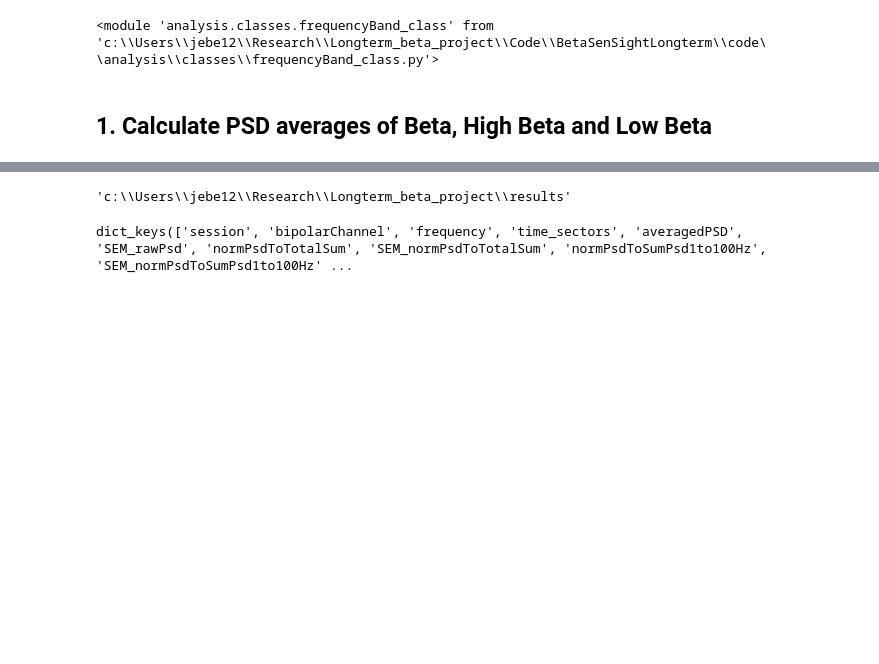
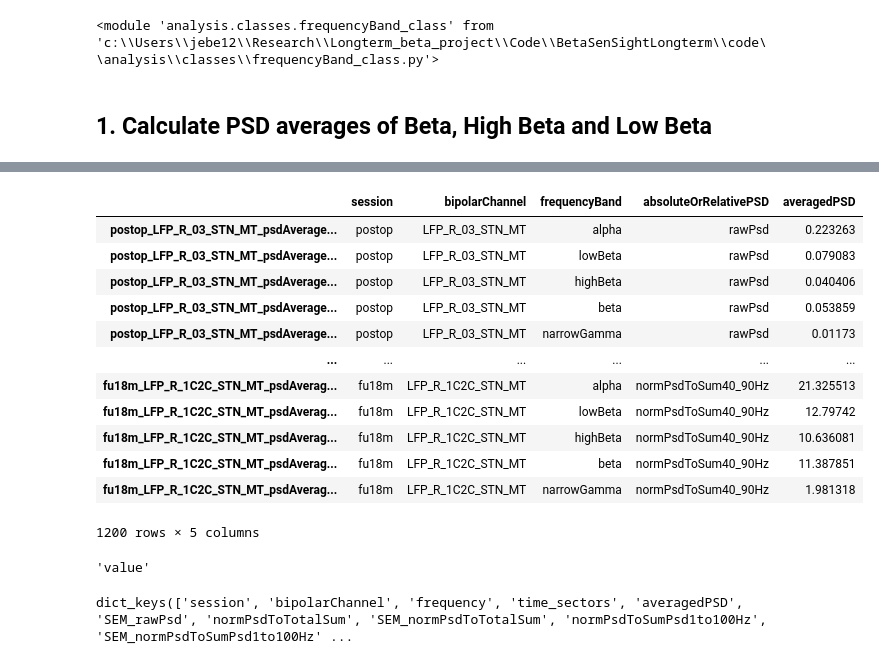
Before and after one commit to JKBehnke/BetaSenSightLongterm, a Jupyter notebook: code/notebooks/LongitudinalBetaAnalysis.ipynb, the cells around one changed output, grey strips where cells are left out. Drawn from its saved outputs; the diff is of its cells as text; code cells hidden in the pictures; blank space fills up the shorter version.

```diff
--- a/code/notebooks/LongitudinalBetaAnalysis.ipynb
+++ b/code/notebooks/LongitudinalBetaAnalysis.ipynb
@@ -178,9 +215,26 @@ no filter applied
+# %%
+FF_psd_sub024["averagedPSD_unfiltered"]
+# %% [output]
+|  | session | bipolarChannel | frequencyBand | absoluteOrRelativePSD | averagedPSD |
+| postop_LFP_R_03_STN_MT_psdAverage... | postop | LFP_R_03_STN_MT | alpha | rawPsd | 0.223263 |
+| postop_LFP_R_03_STN_MT_psdAverage... | postop | LFP_R_03_STN_MT | lowBeta | rawPsd | 0.079083 |
+| postop_LFP_R_03_STN_MT_psdAverage... | postop | LFP_R_03_STN_MT | highBeta | rawPsd | 0.040406 |
+| postop_LFP_R_03_STN_MT_psdAverage... | postop | LFP_R_03_STN_MT | beta | rawPsd | 0.053859 |
+| postop_LFP_R_03_STN_MT_psdAverage... | postop | LFP_R_03_STN_MT | narrowGamma | rawPsd | 0.01173 |
+| ... | ... | ... | ... | ... | ... |
+| fu18m_LFP_R_1C2C_STN_MT_psdAverag... | fu18m | LFP_R_1C2C_STN_MT | alpha | normPsdToSum40_90Hz | 21.325513 |
+| fu18m_LFP_R_1C2C_STN_MT_psdAverag... | fu18m | LFP_R_1C2C_STN_MT | lowBeta | normPsdToSum40_90Hz | 12.79742 |
+| fu18m_LFP_R_1C2C_STN_MT_psdAverag... | fu18m | LFP_R_1C2C_STN_MT | highBeta | normPsdToSum40_90Hz | 10.636081 |
+| fu18m_LFP_R_1C2C_STN_MT_psdAverag... | fu18m | LFP_R_1C2C_STN_MT | beta | normPsdToSum40_90Hz | 11.387851 |
+| fu18m_LFP_R_1C2C_STN_MT_psdAverag... | fu18m | LFP_R_1C2C_STN_MT | narrowGamma | normPsdToSum40_90Hz | 1.981318 |
+1200 rows × 5 columns
 # %%
 path = find_folders.get_local_path(folder="GroupResults")
-# %%
-path
-# %% [output]
-'c:\\Users\\jebe12\\Research\\Longterm_beta_project\\results'
+# %%
+dictionary = {"key": "value"}
+dictionary["key"]
+# %% [output]
+'value'
 # %%
 filepath = os.path.join("c:\\Users\\jebe12\\Research\\Longterm_beta_project\\results", "pickleFile")
 
```
Also changed, not shown: parts of 4 cells of this notebook, 9 other files.
